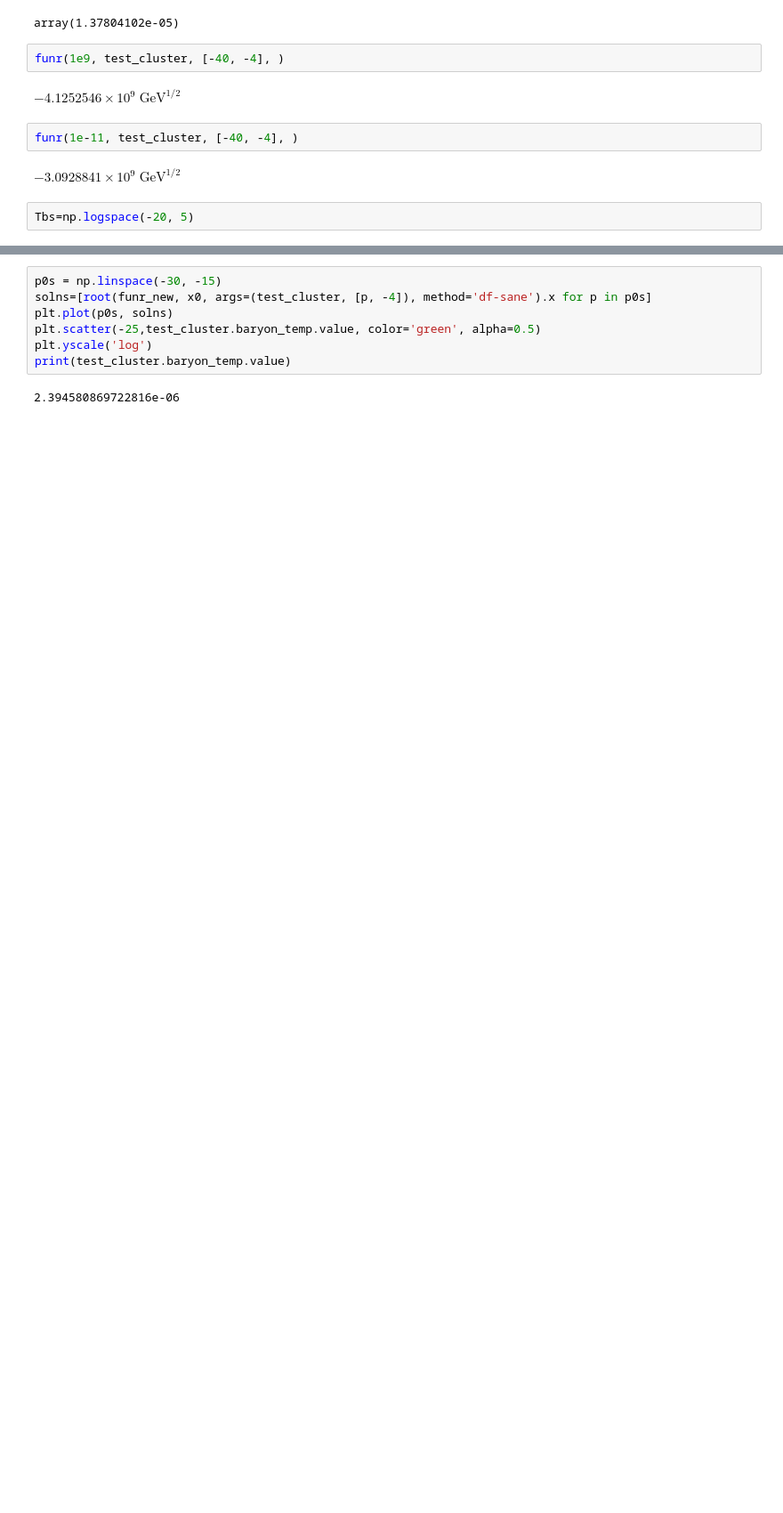
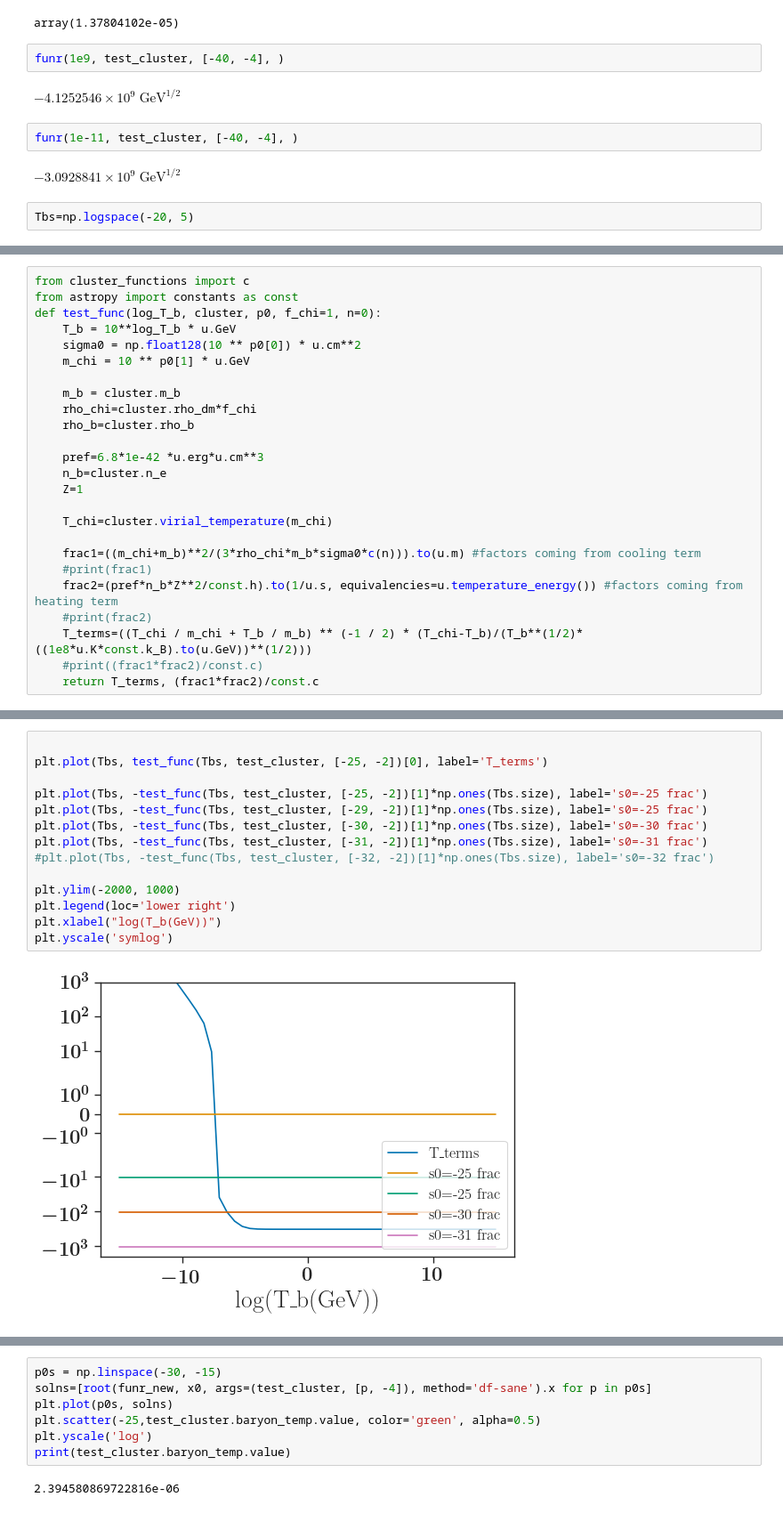
Before and after one commit to eleanorstuart/thermo-idm, a Jupyter notebook: mcmc_from_radiation_bound.ipynb, the cells around one changed output, grey strips where cells are left out. Shown at 89% size. Drawn from its saved outputs; the diff is of its cells as text; blank space fills up the shorter version.

```diff
--- a/mcmc_from_radiation_bound.ipynb
+++ b/mcmc_from_radiation_bound.ipynb
@@ -67,0 +82,25 @@ Text(0, 0.5, 'f(Tb)')
+# %%
+from cluster_functions import c
+from astropy import constants as const
+def test_func(log_T_b, cluster, p0, f_chi=1, n=0):
+    T_b = 10**log_T_b * u.GeV
+    sigma0 = np.float128(10 ** p0[0]) * u.cm**2
+    m_chi = 10 ** p0[1] * u.GeV
+
+    m_b = cluster.m_b
+    rho_chi=cluster.rho_dm*f_chi
+    rho_b=cluster.rho_b
+
+    pref=6.8*1e-42 *u.erg*u.cm**3
+    n_b=cluster.n_e
+    Z=1
+
+    T_chi=cluster.virial_temperature(m_chi)
+
+    frac1=((m_chi+m_b)**2/(3*rho_chi*m_b*sigma0*c(n))).to(u.m) #factors coming from cooling term
+    #print(frac1)
+    frac2=(pref*n_b*Z**2/const.h).to(1/u.s, equivalencies=u.temperature_energy()) #factors coming from heating term
+    #print(frac2)
+    T_terms=((T_chi / m_chi + T_b / m_b) ** (-1 / 2) * (T_chi-T_b)/(T_b**(1/2)*((1e8*u.K*const.k_B).to(u.GeV))**(1/2)))
+    #print((frac1*frac2)/const.c)
+    return T_terms, (frac1*frac2)/const.c
@@ -67,0 +111,16 @@ Text(0, 0.5, 'f(Tb)')
+# %%
+
+plt.plot(Tbs, test_func(Tbs, test_cluster, [-25, -2])[0], label='T_terms')
+
+plt.plot(Tbs, -test_func(Tbs, test_cluster, [-25, -2])[1]*np.ones(Tbs.size), label='s0=-25 frac')
+plt.plot(Tbs, -test_func(Tbs, test_cluster, [-29, -2])[1]*np.ones(Tbs.size), label='s0=-25 frac')
+plt.plot(Tbs, -test_func(Tbs, test_cluster, [-30, -2])[1]*np.ones(Tbs.size), label='s0=-30 frac')
+plt.plot(Tbs, -test_func(Tbs, test_cluster, [-31, -2])[1]*np.ones(Tbs.size), label='s0=-31 frac')
+#plt.plot(Tbs, -test_func(Tbs, test_cluster, [-32, -2])[1]*np.ones(Tbs.size), label='s0=-32 frac')
+
+plt.ylim(-2000, 1000)
+plt.legend(loc='lower right')
+plt.xlabel("log(T_b(GeV))")
+plt.yscale('symlog')
+# %% [output]
+[figure, added]
```
Also changed, not shown: parts of 21 cells of this notebook, 12 other files.
